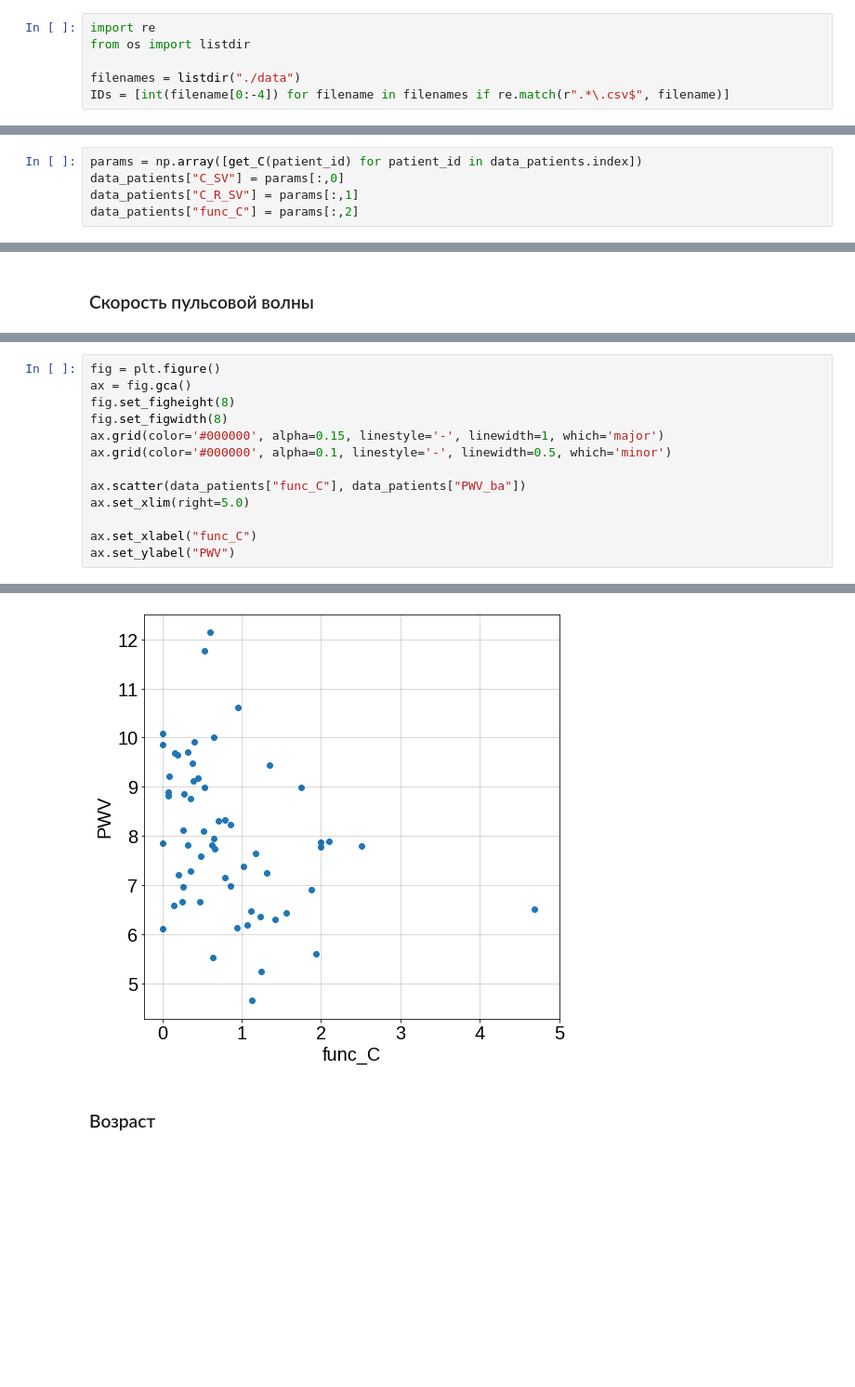
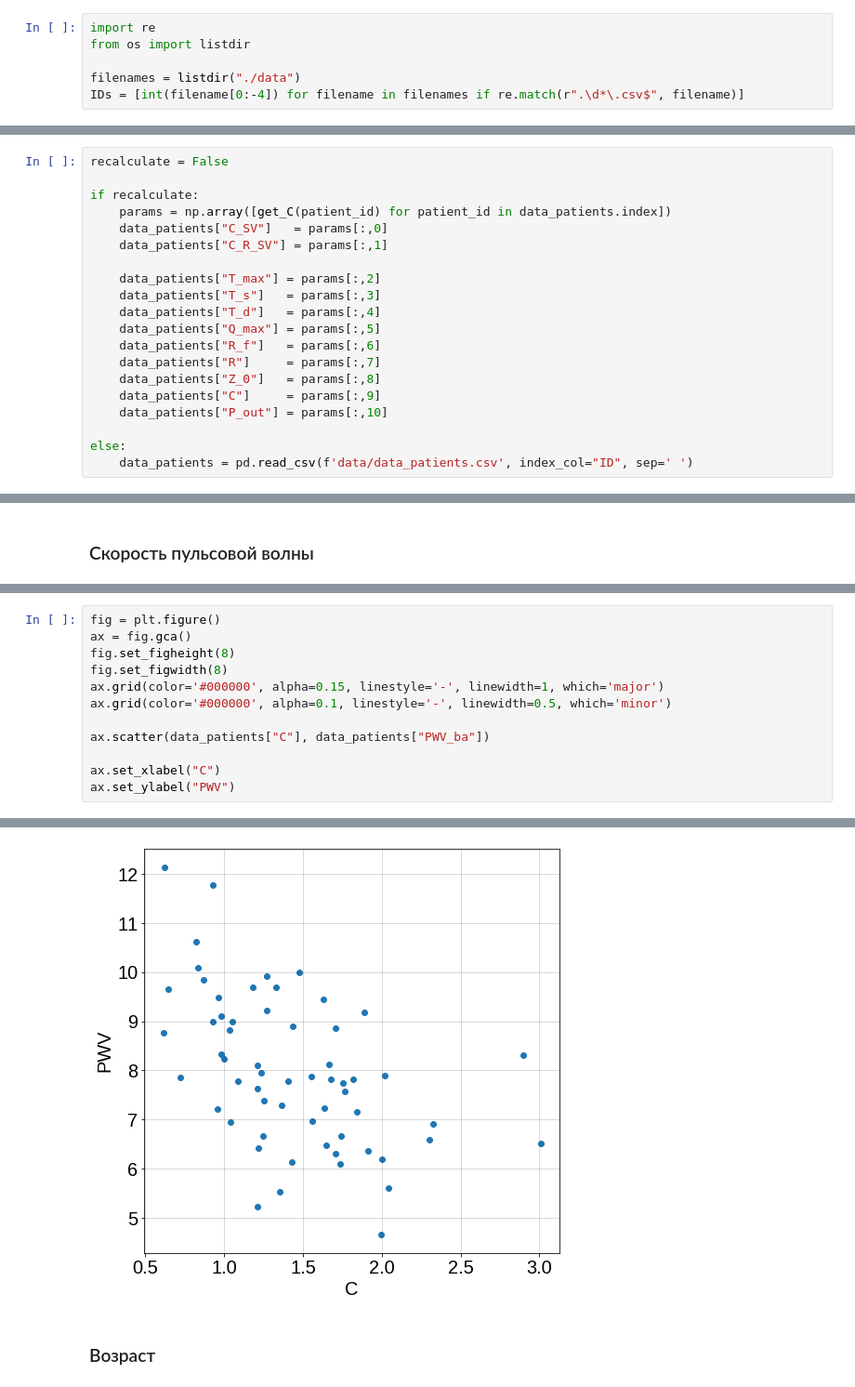
Before and after one commit to VanessB/Windkessel, a Jupyter notebook: Complience.ipynb, the cells around one changed output, grey strips where cells are left out. Shown: that part at 93% size. Saved outputs shown, nothing was run; the diff lists cells and outputs as text; blank space fills up the shorter version.

```diff
--- a/Complience.ipynb
+++ b/Complience.ipynb
@@ -48,7 +48,7 @@ import re
 from os import listdir
 
 filenames = listdir("./data")
-IDs = [int(filename[0:-4]) for filename in filenames if re.match(r".*\.csv$", filename)]
+IDs = [int(filename[0:-4]) for filename in filenames if re.match(r".\d*\.csv$", filename)]
 # %% [markdown]
 ## Данные о пациентах
 # %%
@@ -154,5 +129,20 @@ def get_C(patient_id):
 # %%
-params = np.array([get_C(patient_id) for patient_id in data_patients.index])
-data_patients["C_SV"] = params[:,0]
-data_patients["C_R_SV"] = params[:,1]
-data_patients["func_C"] = params[:,2]
+recalculate = False
+
+if recalculate:
+    params = np.array([get_C(patient_id) for patient_id in data_patients.index])
+    data_patients["C_SV"]   = params[:,0]
+    data_patients["C_R_SV"] = params[:,1]
+
+    data_patients["T_max"] = params[:,2]
+    data_patients["T_s"]   = params[:,3]
+    data_patients["T_d"]   = params[:,4]
+    data_patients["Q_max"] = params[:,5]
+    data_patients["R_f"]   = params[:,6]
+    data_patients["R"]     = params[:,7]
+    data_patients["Z_0"]   = params[:,8]
+    data_patients["C"]     = params[:,9]
+    data_patients["P_out"] = params[:,10]
+
+else:
+    data_patients = pd.read_csv(f'data/data_patients.csv', index_col="ID", sep=' ')
@@ -212,18 +153,17 @@ Text(0, 0.5, 'PWV')
 # %%
 fig = plt.figure()
 ax = fig.gca()
 fig.set_figheight(8)
 fig.set_figwidth(8)
 ax.grid(color='#000000', alpha=0.15, linestyle='-', linewidth=1, which='major')
 ax.grid(color='#000000', alpha=0.1, linestyle='-', linewidth=0.5, which='minor')
 
-ax.scatter(data_patients["func_C"], data_patients["PWV_ba"])
-ax.set_xlim(right=5.0)
+ax.scatter(data_patients["C"], data_patients["PWV_ba"])
 
-ax.set_xlabel("func_C")
+ax.set_xlabel("C")
 ax.set_ylabel("PWV")
 # %% [output]
 Text(0, 0.5, 'PWV')
-[figure, old version]
+[figure, new version]
 # %% [markdown]
 ### Возраст
```
Also changed, not shown: parts of 13 cells of this notebook, 3 other files.
